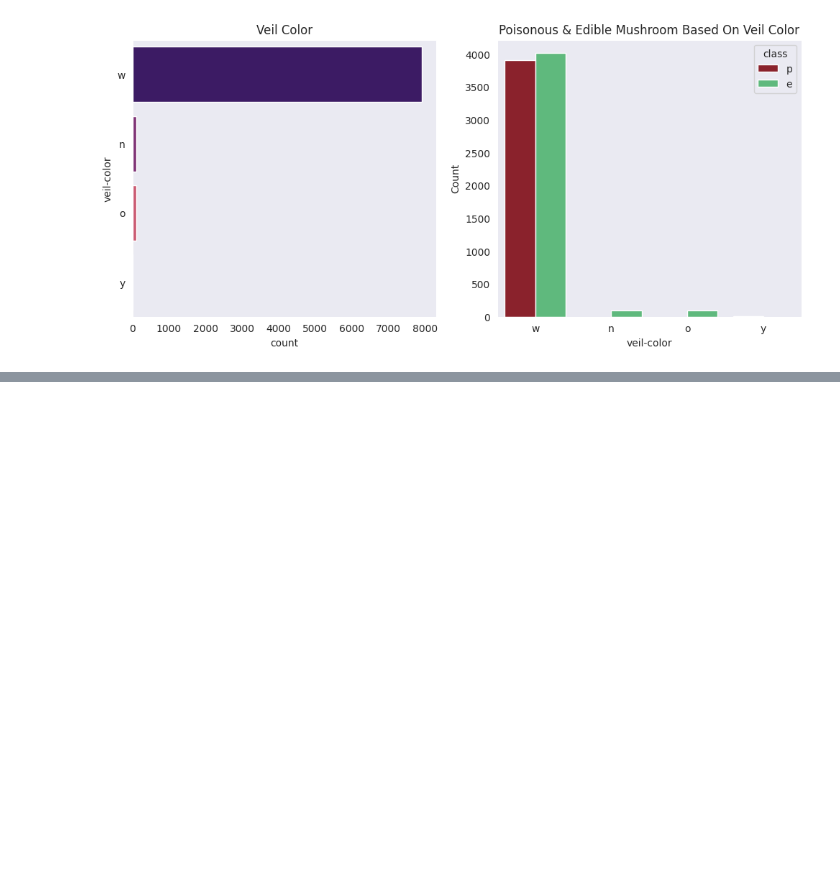
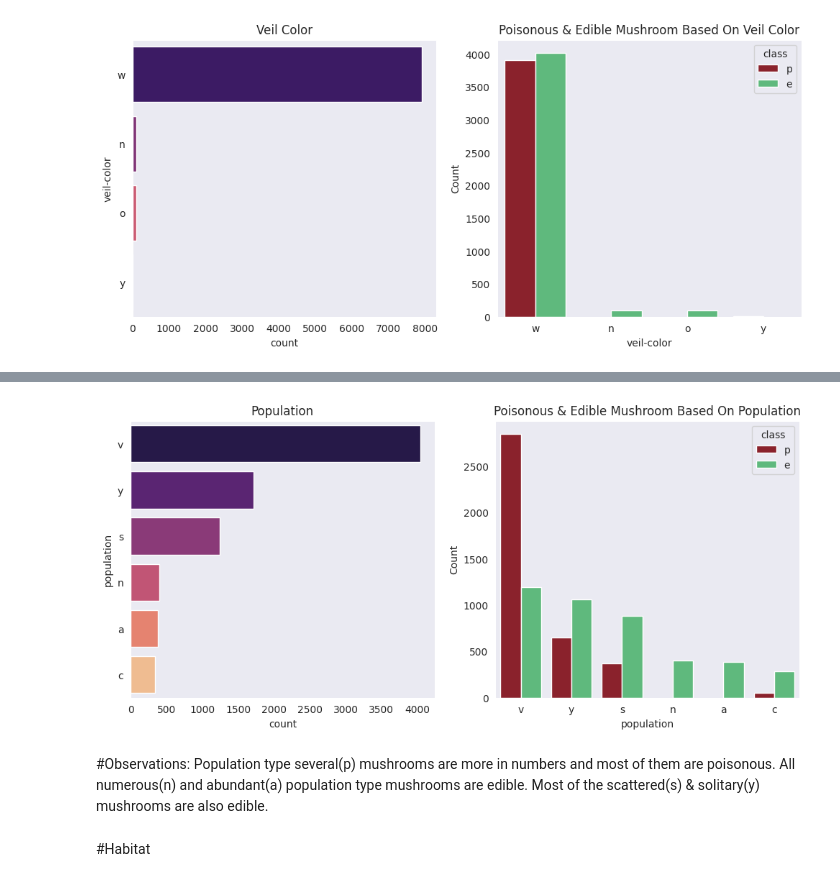
Before and after one commit to MDAnsaar25/Mushroom-Classification-and-Analysis, a Jupyter notebook: Mushroom_Classification.ipynb, the cells around one changed output, grey strips where cells are left out. Drawn from its saved outputs; the diff is of its cells as text; code cells hidden in the pictures; blank space fills up the shorter version.

```diff
--- a/Mushroom_Classification.ipynb
+++ b/Mushroom_Classification.ipynb
@@ -470,0 +570,14 @@ b = sns.countplot(x="veil-color", data=mushroom, hue="class", order=mushroom['ve
+# %%
+fig, axarr = plt.subplots(1, 2, figsize=(12,5))
+a = sns.countplot(mushroom['population'], ax=axarr[0], order=mushroom['population'].value_counts().index, palette="magma").set_title('Population')
+axarr[1].set_title('Poisonous & Edible Mushroom Based On Population')
+b = sns.countplot(x="population", data=mushroom, hue="class", order=mushroom['population'].value_counts().index, palette=('#9b111e','#50c878'), ax=axarr[1]).set_ylabel('Count')
+# %% [output]
+[figure, added]
+# %% [markdown]
+#Observations:
+Population type several(p) mushrooms are more in numbers and most of them are poisonous.
+All numerous(n) and abundant(a) population type mushrooms are edible.
+Most of the scattered(s) & solitary(y) mushrooms are also edible.
+# %% [markdown]
+#Habitat
```
Also changed, not shown: parts of 44 cells of this notebook.
